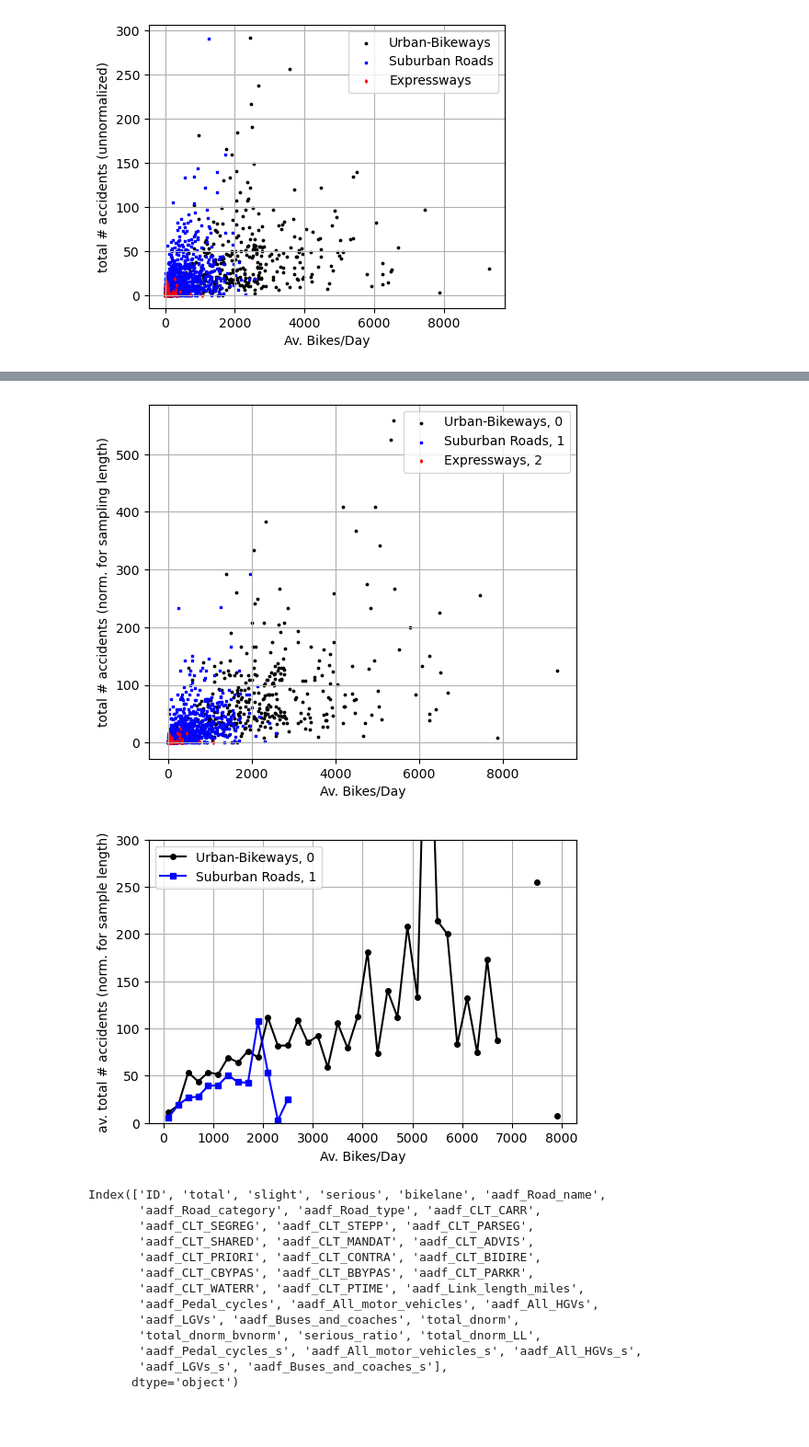
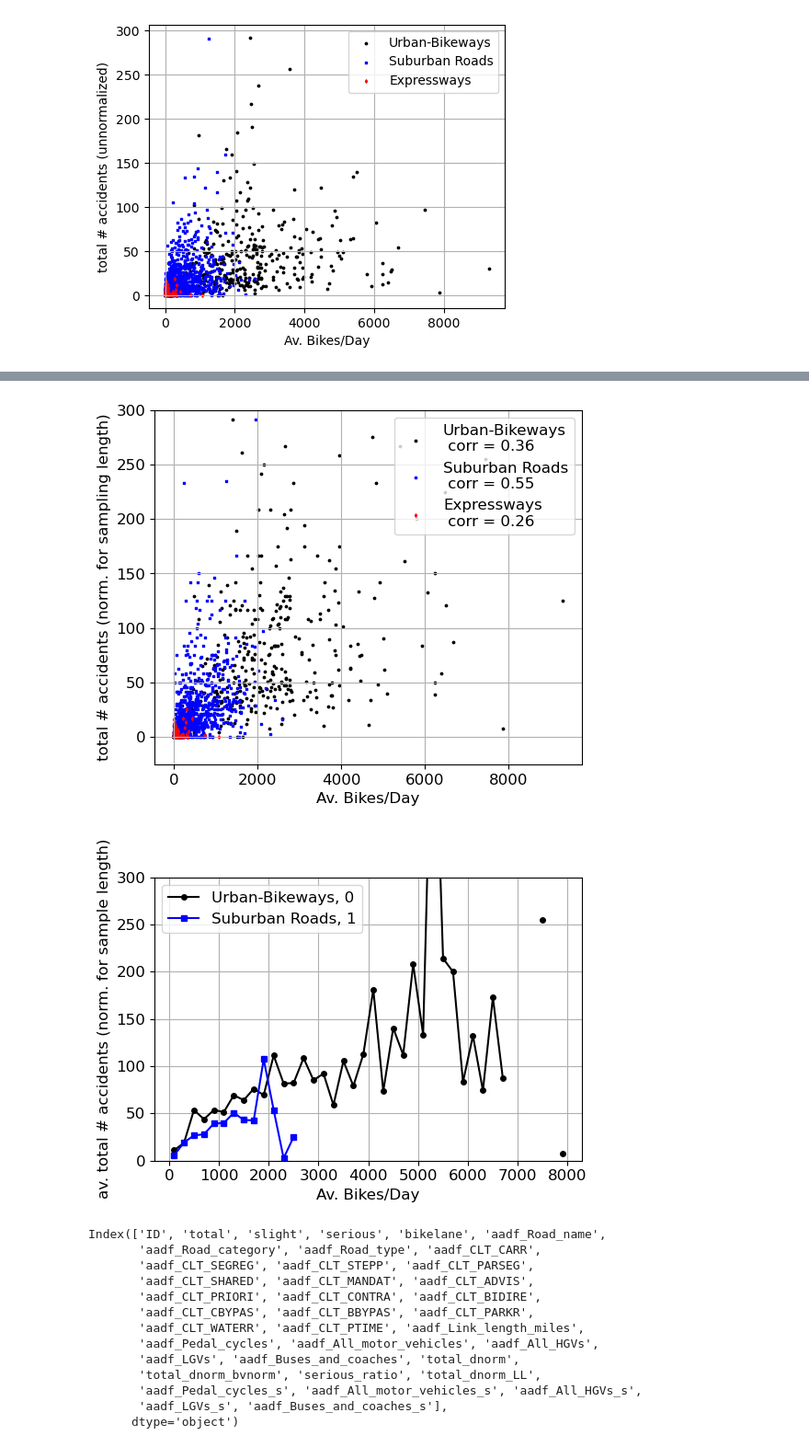
Before and after one commit to dtuthill/erdos_project, a Jupyter notebook: Greg_Analysis/kmean_df_road.ipynb, the cells around one changed output, grey strips where cells are left out. Shown at 92% size. Saved outputs shown, nothing was run; the diff lists cells and outputs as text; code cells hidden in the pictures; blank space fills up the shorter version.

Commit message:
polishing up cluster analysis

```diff
--- a/Greg_Analysis/kmean_df_road.ipynb
+++ b/Greg_Analysis/kmean_df_road.ipynb
@@ -297,60 +313,65 @@ plt.show()
 fy = 'total_dnorm_LL' #you can use total_dnorm alternatively, this is normalized to av. "distance_to_cp". Problem is, that feature is undefined when there is 0 accidents
 
 fig,ax = plt.subplots(figsize=(6,5))
-labsize=10
-ticksize=10
-legsize=10
+labsize=12
+ticksize=12
+legsize=12
+
+corr_tot_bv = np.zeros(k)
+for ii in range(k):
+    corr_tot_bv[ii] = df_cluster.loc[Igroup[ii],['aadf_Pedal_cycles','total_dnorm_LL']].corr()['aadf_Pedal_cycles']['total_dnorm_LL']
 
 for g in group_order:
     ig = ind_match(g,np.arange(k).astype(int))
     ax.scatter(df_cluster.loc[Igroup[ig],'aadf_Pedal_cycles'],df_cluster.loc[Igroup[ig],fy],marker=group_m[g],color=group_c[g],
-              label='%s, %i'%(group_names[g],g),s=group_size[g])
+              label='%s\n corr = %.2f'%(group_names[g],corr_tot_bv[g]),s=group_size[g])
 
 ax.set_xlabel('Av. Bikes/Day',fontsize=labsize)
 ax.set_ylabel('total # accidents (norm. for sampling length)',fontsize=labsize)
 ax.tick_params(labelsize=ticksize)
 ax.legend(fontsize=legsize)
+ax.set_ylim(-25,300)
 ax.grid('on')
 plt.show()
 # %% [output]
-[figure, old version]
+[figure, new version]
 # %%
 #Make av. total_dnorm vs. bike volume histograms for groups and plot
 
 dbv = 200
 bv_r = (0,8000)
 e_bv,b_bv = make_bins(bv_r,dbv)
 Nbv = len(b_bv)
 
 fy = 'total_dnorm_LL'
 
 H_tot_dnorm_bv = np.zeros((k,Nbv))
 for ii in range(k):
     I = Igroup[ii]
     H,_ = np.histogram(df_cluster.loc[I,'aadf_Pedal_cycles'],bins=e_bv)
     H_tot,_ = np.histogram(df_cluster.loc[I,'aadf_Pedal_cycles'],bins=e_bv,weights=df_cluster.loc[I,fy])
     H_tot_dnorm_bv[ii] = H_tot/H
 
 g_plt = [0,1]
 fig,ax = plt.subplots(figsize=(6,4))
-labsize=10
-ticksize=10
-legsize=10
+labsize=12
+ticksize=12
+legsize=12
 
 for g in g_plt:
     ig = ind_match(g,np.arange(k).astype(int))
     ax.plot(b_bv,H_tot_dnorm_bv[g],marker=group_m[g],color=group_c[g],
               label='%s, %i'%(group_names[g],g),markersize=4)
 
 ax.set_xlabel('Av. Bikes/Day',fontsize=labsize)
 ax.set_ylabel('av. total # accidents (norm. for sample length)',fontsize=labsize)
 ax.tick_params(labelsize=ticksize)
 ax.legend(fontsize=legsize)
 ax.set_ylim(0,300)
 ax.grid('on')
 plt.show()
 # %% [output]
-[figure, old version]
+[figure, new version]
 # %%
 df_cluster.columns
 # %% [output]
```
Also changed, not shown: parts of 3 cells of this notebook, 1 other file.
